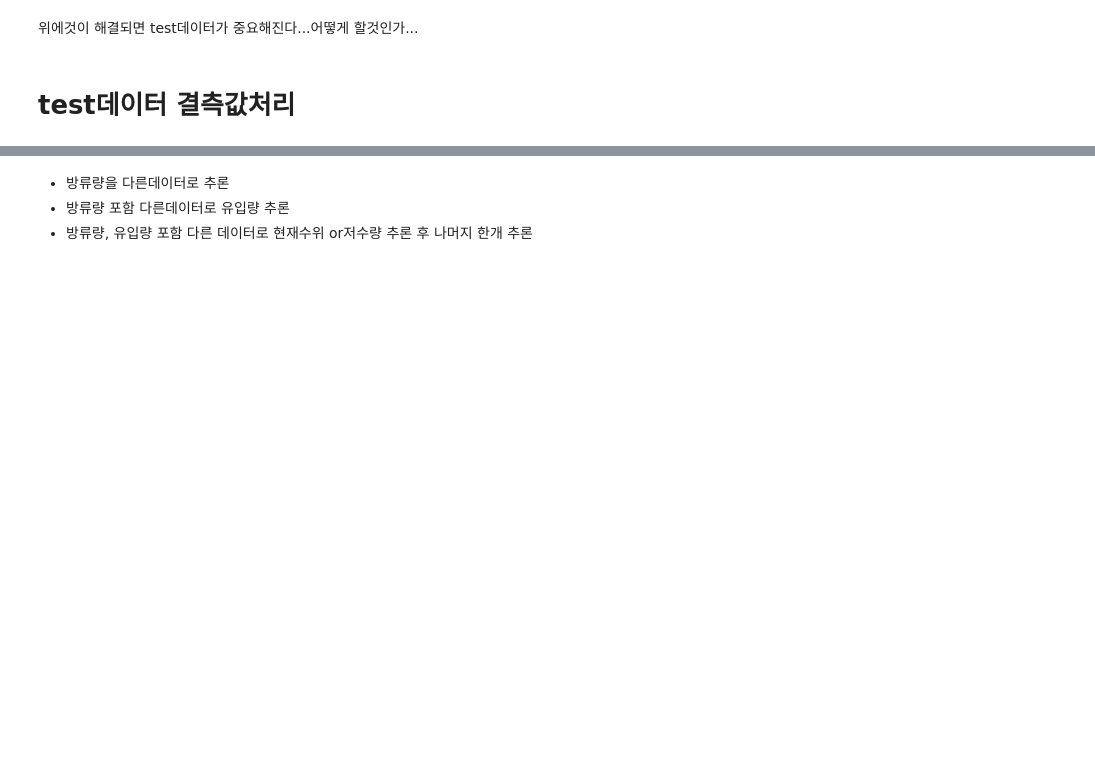
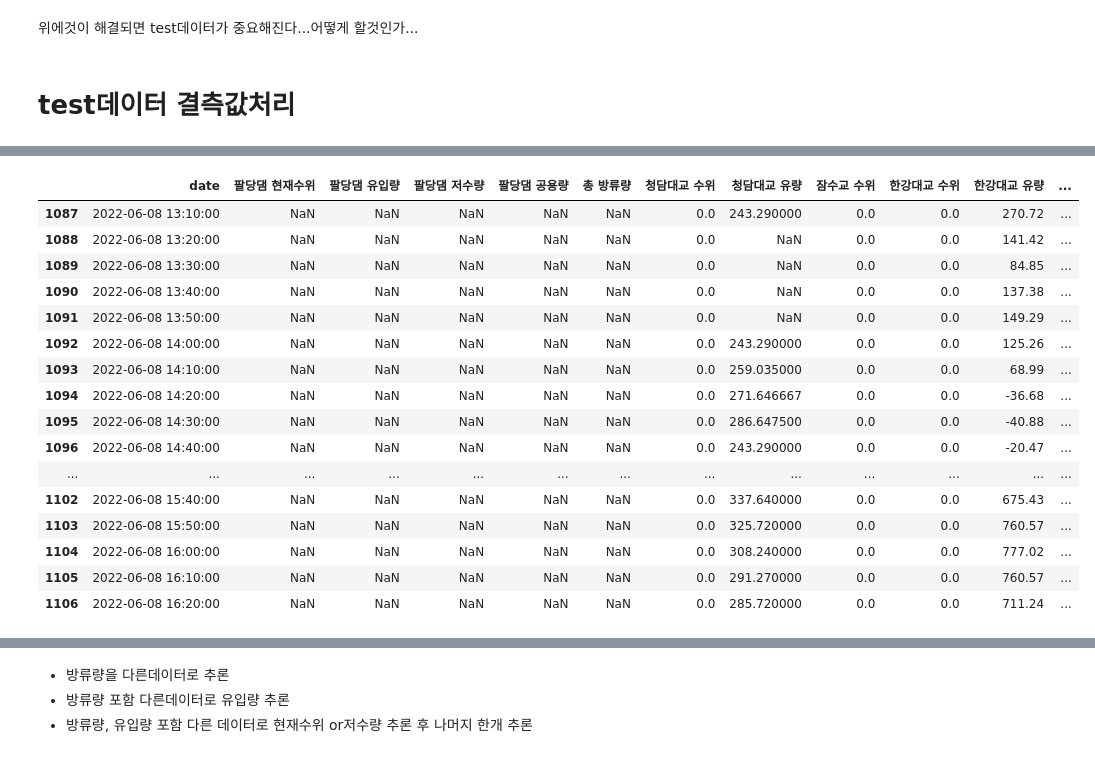
Before and after one commit to ljs7463/Dacon-HanRiverForecasting, a Jupyter notebook: 임정석/4. 이동평균 + 회귀모델 (2013년).ipynb, the cells around one changed output, grey strips where cells are left out. Cells and saved outputs as stored; diff of their text form; code cells hidden in the pictures; blank space fills up the shorter version.

```diff
--- a/임정석/4. 이동평균 + 회귀모델 (2013년).ipynb
+++ b/임정석/4. 이동평균 + 회귀모델 (2013년).ipynb
@@ -315,3 +308,23 @@ dtype: int64
+# %%
+copy_test[copy_test['팔당댐 유입량'].isna()]
+# %% [output]
+|  | date | 팔당댐 현재수위 | 팔당댐 유입량 | 팔당댐 저수량 | 팔당댐 공용량 | 총 방류량 | 청담대교 수위 | 청담대교 유량 | 잠수교 수위 | 한강대교 수위 | 한강대교 유량 | ... |
+| 1087 | 2022-06-08 13:10:00 | NaN | NaN | NaN | NaN | NaN | 0.0 | 243.290000 | 0.0 | 0.0 | 270.72 | ... |
+| 1088 | 2022-06-08 13:20:00 | NaN | NaN | NaN | NaN | NaN | 0.0 | NaN | 0.0 | 0.0 | 141.42 | ... |
+| 1089 | 2022-06-08 13:30:00 | NaN | NaN | NaN | NaN | NaN | 0.0 | NaN | 0.0 | 0.0 | 84.85 | ... |
+| 1090 | 2022-06-08 13:40:00 | NaN | NaN | NaN | NaN | NaN | 0.0 | NaN | 0.0 | 0.0 | 137.38 | ... |
+| 1091 | 2022-06-08 13:50:00 | NaN | NaN | NaN | NaN | NaN | 0.0 | NaN | 0.0 | 0.0 | 149.29 | ... |
+| 1092 | 2022-06-08 14:00:00 | NaN | NaN | NaN | NaN | NaN | 0.0 | 243.290000 | 0.0 | 0.0 | 125.26 | ... |
+| 1093 | 2022-06-08 14:10:00 | NaN | NaN | NaN | NaN | NaN | 0.0 | 259.035000 | 0.0 | 0.0 | 68.99 | ... |
+| 1094 | 2022-06-08 14:20:00 | NaN | NaN | NaN | NaN | NaN | 0.0 | 271.646667 | 0.0 | 0.0 | -36.68 | ... |
+| 1095 | 2022-06-08 14:30:00 | NaN | NaN | NaN | NaN | NaN | 0.0 | 286.647500 | 0.0 | 0.0 | -40.88 | ... |
+| 1096 | 2022-06-08 14:40:00 | NaN | NaN | NaN | NaN | NaN | 0.0 | 243.290000 | 0.0 | 0.0 | -20.47 | ... |
+| ... | ... | ... | ... | ... | ... | ... | ... | ... | ... | ... | ... | ... |
+| 1102 | 2022-06-08 15:40:00 | NaN | NaN | NaN | NaN | NaN | 0.0 | 337.640000 | 0.0 | 0.0 | 675.43 | ... |
+| 1103 | 2022-06-08 15:50:00 | NaN | NaN | NaN | NaN | NaN | 0.0 | 325.720000 | 0.0 | 0.0 | 760.57 | ... |
+| 1104 | 2022-06-08 16:00:00 | NaN | NaN | NaN | NaN | NaN | 0.0 | 308.240000 | 0.0 | 0.0 | 777.02 | ... |
+| 1105 | 2022-06-08 16:10:00 | NaN | NaN | NaN | NaN | NaN | 0.0 | 291.270000 | 0.0 | 0.0 | 760.57 | ... |
+| 1106 | 2022-06-08 16:20:00 | NaN | NaN | NaN | NaN | NaN | 0.0 | 285.720000 | 0.0 | 0.0 | 711.24 | ... |
 # %%
 df_2013 = df_2013.drop(columns = ['잠수교 유량', '강화대교 조위'])
 df_2013
```
Also changed, not shown: parts of 10 cells of this notebook.
